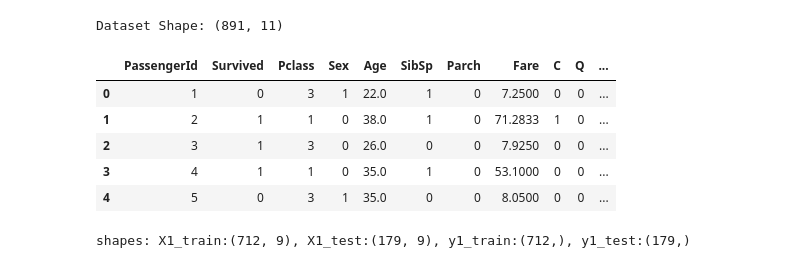
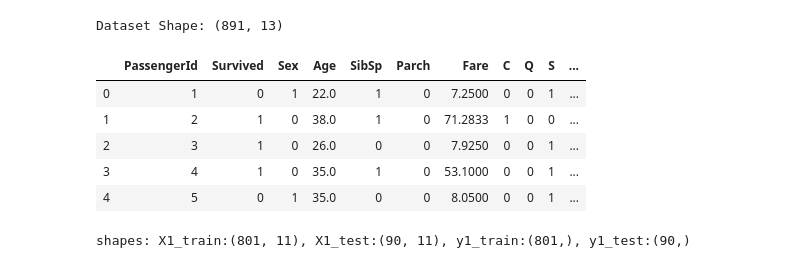
Before and after one commit to rezan21/Kaggle-Titanic-Competition, a Jupyter notebook: Titanic-notebook.ipynb, the cells around one changed output. Saved outputs shown, nothing was run; the diff lists cells and outputs as text; code cells hidden in the pictures.

```diff
--- a/Titanic-notebook.ipynb
+++ b/Titanic-notebook.ipynb
@@ -128,10 +121,20 @@ print("droped column Cabin ")
 df["Embarked"] = df["Embarked"].fillna(value=df["Embarked"].mode()[0])
 print("replaced NA of Embarked with mode")
 
+'''
 # 3- fill NA of Age with its average
+df["Age"] = df["Age"].fillna(value=df["Age"].mead())
+'''
+df["Age"][df["SibSp"]==0]=df["Age"][df["SibSp"]==0].fillna(value=df["Age"][df["SibSp"]==0].mean())
+df["Age"][df["SibSp"]==1]=df["Age"][df["SibSp"]==1].fillna(value=df["Age"][df["SibSp"]==1].mean())
+df["Age"][df["SibSp"]==2]=df["Age"][df["SibSp"]==2].fillna(value=df["Age"][df["SibSp"]==2].mean())
+df["Age"][df["SibSp"]==3]=df["Age"][df["SibSp"]==3].fillna(value=df["Age"][df["SibSp"]==3].mean())
+df["Age"][df["SibSp"]==4]=df["Age"][df["SibSp"]==4].fillna(value=df["Age"][df["SibSp"]==4].mean())
+df["Age"][df["SibSp"]==5]=df["Age"][df["SibSp"]==5].fillna(value=df["Age"][df["SibSp"]==5].mean())
 df["Age"] = df["Age"].fillna(value=df["Age"].mean())
 print("replaced NA of Age with mean")
 print("----------------------")
+
 
 print("% missings in cols:")
 print(round(df.isnull().sum()[df.isnull().sum()>0]/df.shape[0]*100),2)
@@ -160,25 +181,28 @@ Dataset Shape: (891, 9)
 # %%
 # 1-hot-encoding:
 # Sex
 df["Sex"] = df["Sex"].map({"male":1, "female":0}) # male = 1 / female = 0
 
 # Embarked
 embarked_encoded = pd.get_dummies(df["Embarked"])
 
-df.drop(["Embarked"],axis=1,inplace=True) # drop uncoded cols
-df = pd.concat([df,embarked_encoded],axis=1) # concat encoded ones
+# Pclass
+pclass_encoded = pd.get_dummies(df["Pclass"])
+
+df.drop(["Embarked","Pclass"],axis=1,inplace=True) # drop uncoded cols
+df = pd.concat([df,embarked_encoded,pclass_encoded],axis=1) # concat encoded ones
 
 df.to_csv('df_v1.csv',index=False)
 print(f"Dataset Shape: {df.shape} \n")
 df.head()
 # %% [output]
-Dataset Shape: (891, 11)
+Dataset Shape: (891, 13)
-|  | PassengerId | Survived | Pclass | Sex | Age | SibSp | Parch | Fare | C | Q | ... |
-| 0 | 1 | 0 | 3 | 1 | 22.0 | 1 | 0 | 7.2500 | 0 | 0 | ... |
-| 1 | 2 | 1 | 1 | 0 | 38.0 | 1 | 0 | 71.2833 | 1 | 0 | ... |
-| 2 | 3 | 1 | 3 | 0 | 26.0 | 0 | 0 | 7.9250 | 0 | 0 | ... |
-| 3 | 4 | 1 | 1 | 0 | 35.0 | 1 | 0 | 53.1000 | 0 | 0 | ... |
-| 4 | 5 | 0 | 3 | 1 | 35.0 | 0 | 0 | 8.0500 | 0 | 0 | ... |
+|  | PassengerId | Survived | Sex | Age | SibSp | Parch | Fare | C | Q | S | ... |
+| 0 | 1 | 0 | 1 | 22.0 | 1 | 0 | 7.2500 | 0 | 0 | 1 | ... |
+| 1 | 2 | 1 | 0 | 38.0 | 1 | 0 | 71.2833 | 1 | 0 | 0 | ... |
+| 2 | 3 | 1 | 0 | 26.0 | 0 | 0 | 7.9250 | 0 | 0 | 1 | ... |
+| 3 | 4 | 1 | 0 | 35.0 | 1 | 0 | 53.1000 | 0 | 0 | 1 | ... |
+| 4 | 5 | 0 | 1 | 35.0 | 0 | 0 | 8.0500 | 0 | 0 | 1 | ... |
 # %%
 #modeling:
 df_v1 = pd.read_csv("df_v1.csv")
@@ -188,8 +212,8 @@ X1 = df_v1.iloc[:,2:].values
 y1 = df_v1["Survived"].values
 
 # train/test split
-X1_train, X1_test, y1_train, y1_test = train_test_split(X1, y1, test_size=0.2
-                                                        #, random_state=42
+X1_train, X1_test, y1_train, y1_test = train_test_split(X1, y1, test_size=0.1
+                                                        , random_state=42
                                                        )
 print(f"shapes: X1_train:{X1_train.shape}, X1_test:{X1_test.shape}, y1_train:{y1_train.shape}, y1_test:{y1_test.shape}")
 
@@ -203,21 +227,22 @@ X1_test = scaler.transform(X1_test)
 def build_model():
     model = Sequential()
 
-    model.add(Dense(units=33, activation='relu'))
-    #model.add(Dropout(0.5))
+    model.add(Dense(units=5, activation='relu'))
+    model.add(Dropout(0.5))
+
+    model.add(Dense(units=5, activation='relu'))
+    model.add(Dropout(0.5))
+
+    '''
+    model.add(Dense(units=25, activation='relu'))
+    model.add(Dropout(0.5))
 
     model.add(Dense(units=17, activation='relu'))
-    #model.add(Dropout(0.5))
-
-    model.add(Dense(units=25, activation='relu'))
-    #model.add(Dropout(0.5))
-
-    model.add(Dense(units=17, activation='relu'))
-    #model.add(Dropout(0.5))
+    model.add(Dropout(0.5))
 
     model.add(Dense(units=9, activation='relu'))
-    #model.add(Dropout(0.5))
-
+    model.add(Dropout(0.5))
+    '''
 
     model.add(Dense(units=1, activation='sigmoid'))
 
@@ -227,9 +252,9 @@ def build_model():
 model = build_model()
 
 # early stopping callback
-early_stop = EarlyStopping(monitor='val_loss', mode='min', verbose=1, patience=64)
+early_stop = EarlyStopping(monitor='val_loss', mode='min', verbose=1, patience=32)
 # %% [output]
-shapes: X1_train:(712, 9), X1_test:(179, 9), y1_train:(712,), y1_test:(179,)
+shapes: X1_train:(801, 11), X1_test:(90, 11), y1_train:(801,), y1_test:(90,)
 # %%
 model.fit(x=X1_train, y=y1_train,epochs=1000, validation_data=(X1_test,y1_test),
                    callbacks=[early_stop]
```
Also changed, not shown: parts of 6 cells of this notebook.
